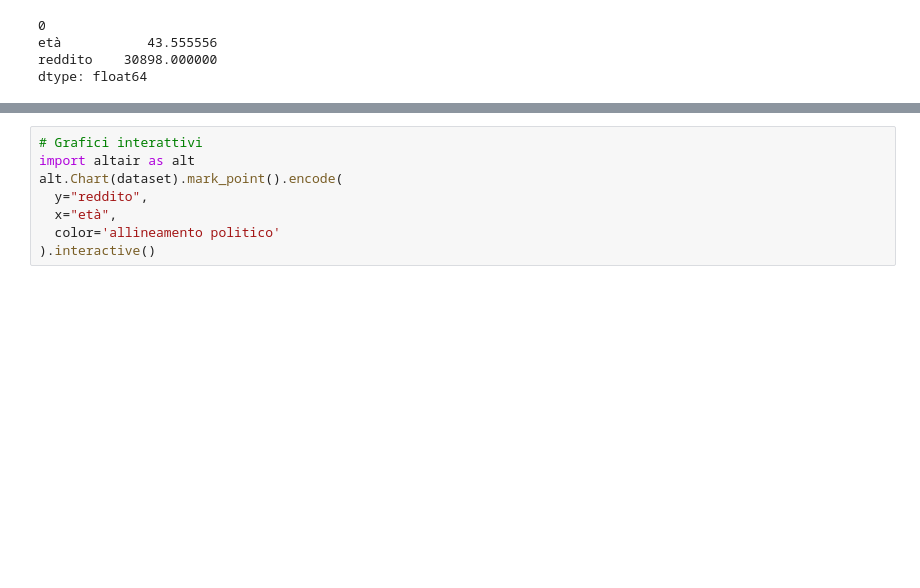
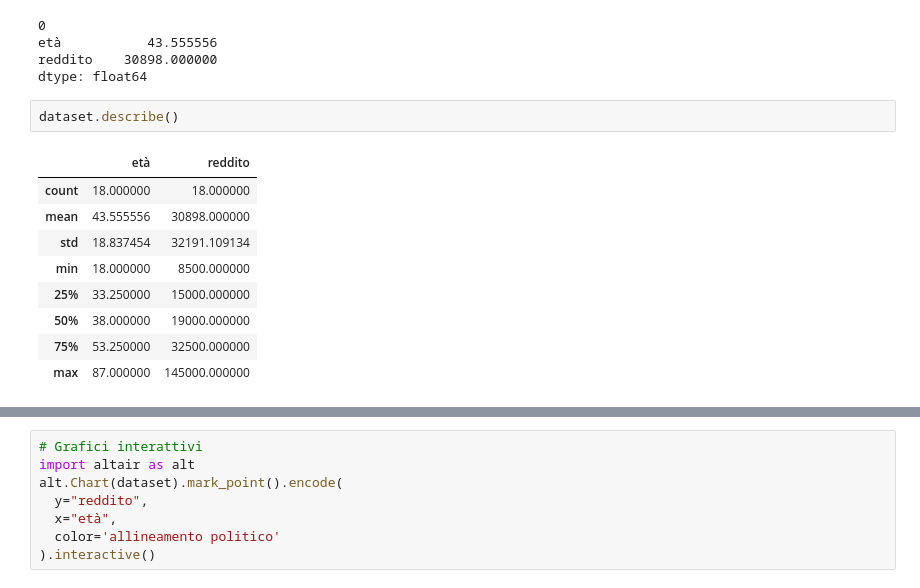
Before and after one commit to scarsellifi/open-notebook-science, a Jupyter notebook: corso_su_colaboratory.ipynb, the cells around one changed output, grey strips where cells are left out. Cells and saved outputs as stored; diff of their text form; blank space fills up the shorter version.

```diff
--- a/corso_su_colaboratory.ipynb
+++ b/corso_su_colaboratory.ipynb
@@ -75,3 +158,15 @@ dataset.mean()
 età           43.555556
 reddito    30898.000000
 dtype: float64
+# %%
+dataset.describe()
+# %% [output]
+|  | età | reddito |
+| count | 18.000000 | 18.000000 |
+| mean | 43.555556 | 30898.000000 |
+| std | 18.837454 | 32191.109134 |
+| min | 18.000000 | 8500.000000 |
+| 25% | 33.250000 | 15000.000000 |
+| 50% | 38.000000 | 19000.000000 |
+| 75% | 53.250000 | 32500.000000 |
+| max | 87.000000 | 145000.000000 |
```
Also changed, not shown: parts of 14 cells of this notebook.
